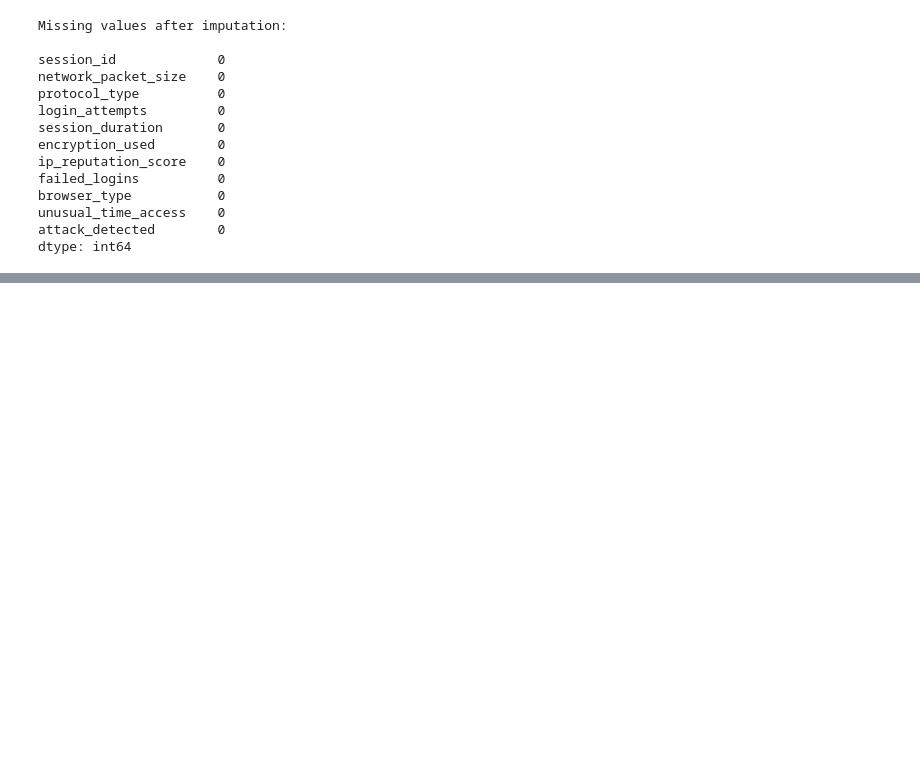
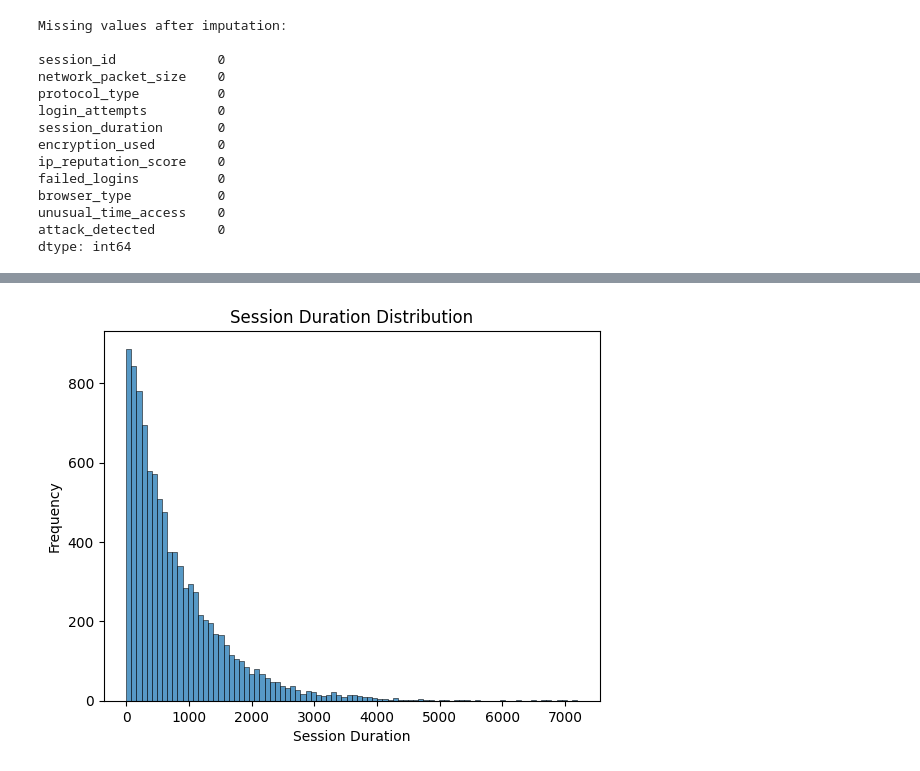
Before and after one commit to ek182238/CSC349, a Jupyter notebook: HW2/data_prep_analysis.ipynb, the cells around one changed output, grey strips where cells are left out. Cells and saved outputs as stored; diff of their text form; code cells hidden in the pictures; blank space fills up the shorter version.

```diff
--- a/HW2/data_prep_analysis.ipynb
+++ b/HW2/data_prep_analysis.ipynb
@@ -212,0 +268,11 @@ Shape: (9537, 9554)
+# %%
+# Distribution plot for session duration
+# The data is skewed right
+
+sns.histplot( data=df, x = 'session_duration' )
+plt.title('Session Duration Distribution')
+plt.xlabel('Session Duration')
+plt.ylabel('Frequency')
+plt.show()
+# %% [output]
+[figure, added]
```
Also changed, not shown: parts of 12 cells of this notebook.
